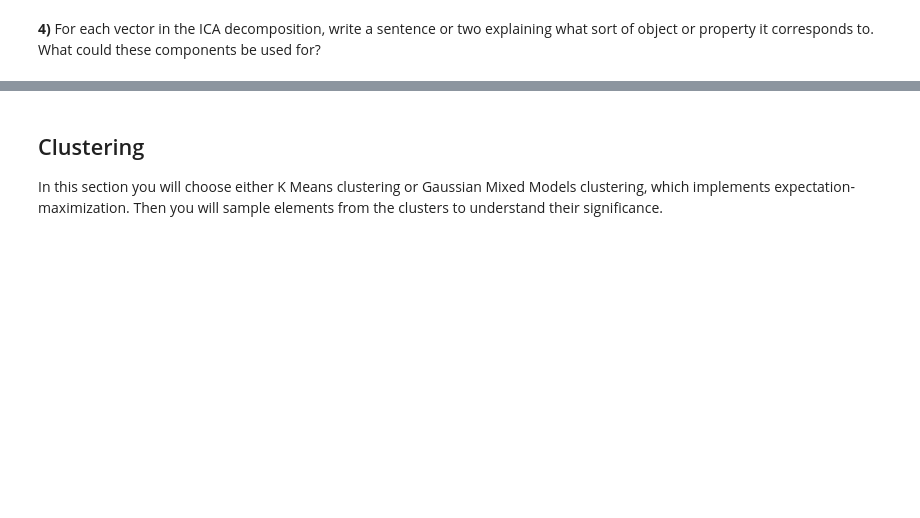
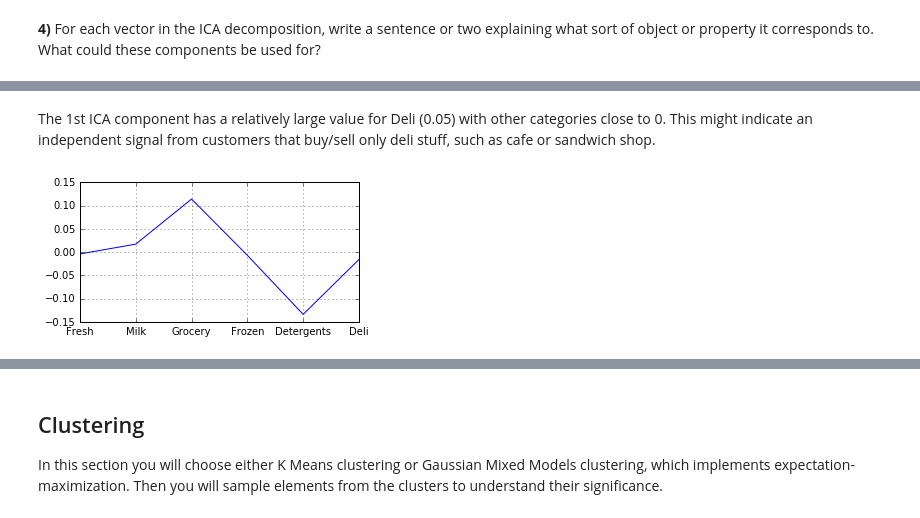
Before and after one commit to reynardmh/mlnd-projects, a Jupyter notebook: p3-customer_segments/customer_segments.ipynb, the cells around one changed output, grey strips where cells are left out. Cells and saved outputs as stored; diff of their text form; code cells hidden in the pictures; blank space fills up the shorter version.

```diff
--- a/p3-customer_segments/customer_segments.ipynb
+++ b/p3-customer_segments/customer_segments.ipynb
@@ -176,0 +200,6 @@ It should be noted that the result from running ICA is always different every ti
+# %% [markdown]
+The 1st ICA component has a relatively large value for Deli (0.05) with other categories close to 0. This might indicate an independent signal from customers that buy/sell only deli stuff, such as cafe or sandwich shop.
+# %%
+plot_ica_component(1)
+# %% [output]
+[figure, added]
```
Also changed, not shown: parts of 21 cells of this notebook, 3 other files.
